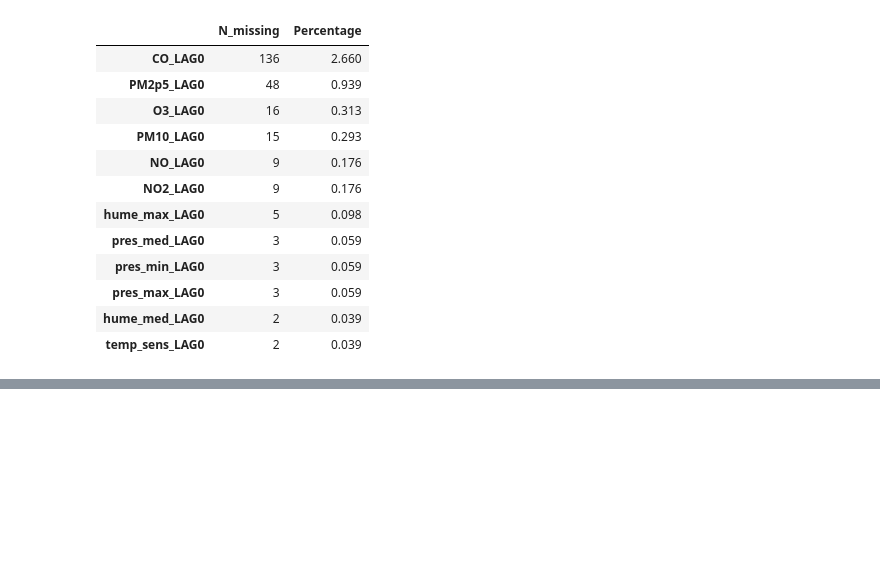
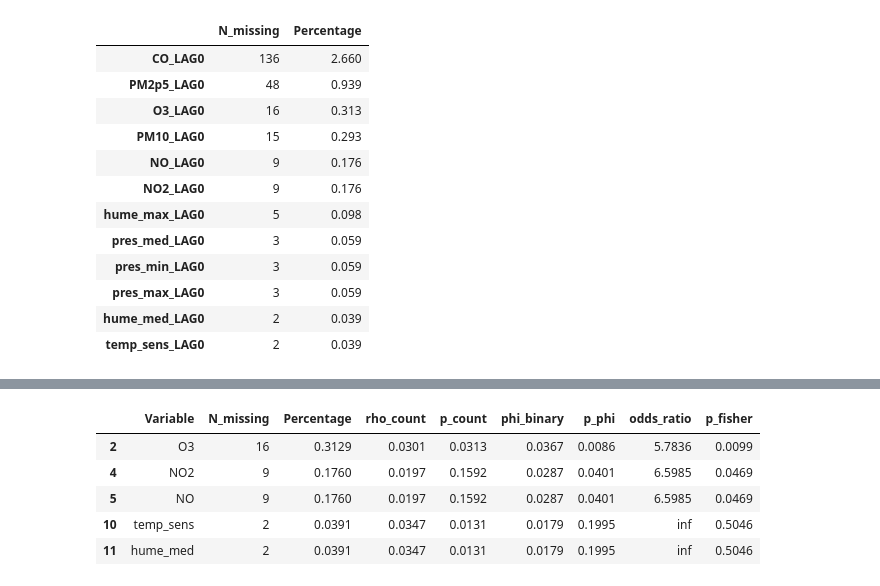
Before and after one commit to miguelmartinnieto09/copd-exacerbation-forecasting, a Jupyter notebook: notebooks/01_data_quality_and_cleaning.ipynb, the cells around one changed output, grey strips where cells are left out. Cells and saved outputs as stored; diff of their text form; code cells hidden in the pictures; blank space fills up the shorter version.

```diff
--- a/notebooks/01_data_quality_and_cleaning.ipynb
+++ b/notebooks/01_data_quality_and_cleaning.ipynb
@@ -217,0 +296,15 @@ missing_summary.loc[
+# %%
+significant_missingness = missingness_results.loc[
+    (missingness_results["p_count"] < 0.05)
+    | (missingness_results["p_phi"] < 0.05)
+    | (missingness_results["p_fisher"] < 0.05)
+]
+
+significant_missingness.round(4)
+# %% [output]
+|  | Variable | N_missing | Percentage | rho_count | p_count | phi_binary | p_phi | odds_ratio | p_fisher |
+| 2 | O3 | 16 | 0.3129 | 0.0301 | 0.0313 | 0.0367 | 0.0086 | 5.7836 | 0.0099 |
+| 4 | NO2 | 9 | 0.1760 | 0.0197 | 0.1592 | 0.0287 | 0.0401 | 6.5985 | 0.0469 |
+| 5 | NO | 9 | 0.1760 | 0.0197 | 0.1592 | 0.0287 | 0.0401 | 6.5985 | 0.0469 |
+| 10 | temp_sens | 2 | 0.0391 | 0.0347 | 0.0131 | 0.0179 | 0.1995 | inf | 0.5046 |
+| 11 | hume_med | 2 | 0.0391 | 0.0347 | 0.0131 | 0.0179 | 0.1995 | inf | 0.5046 |
```
Also changed, not shown: parts of 17 cells of this notebook.
